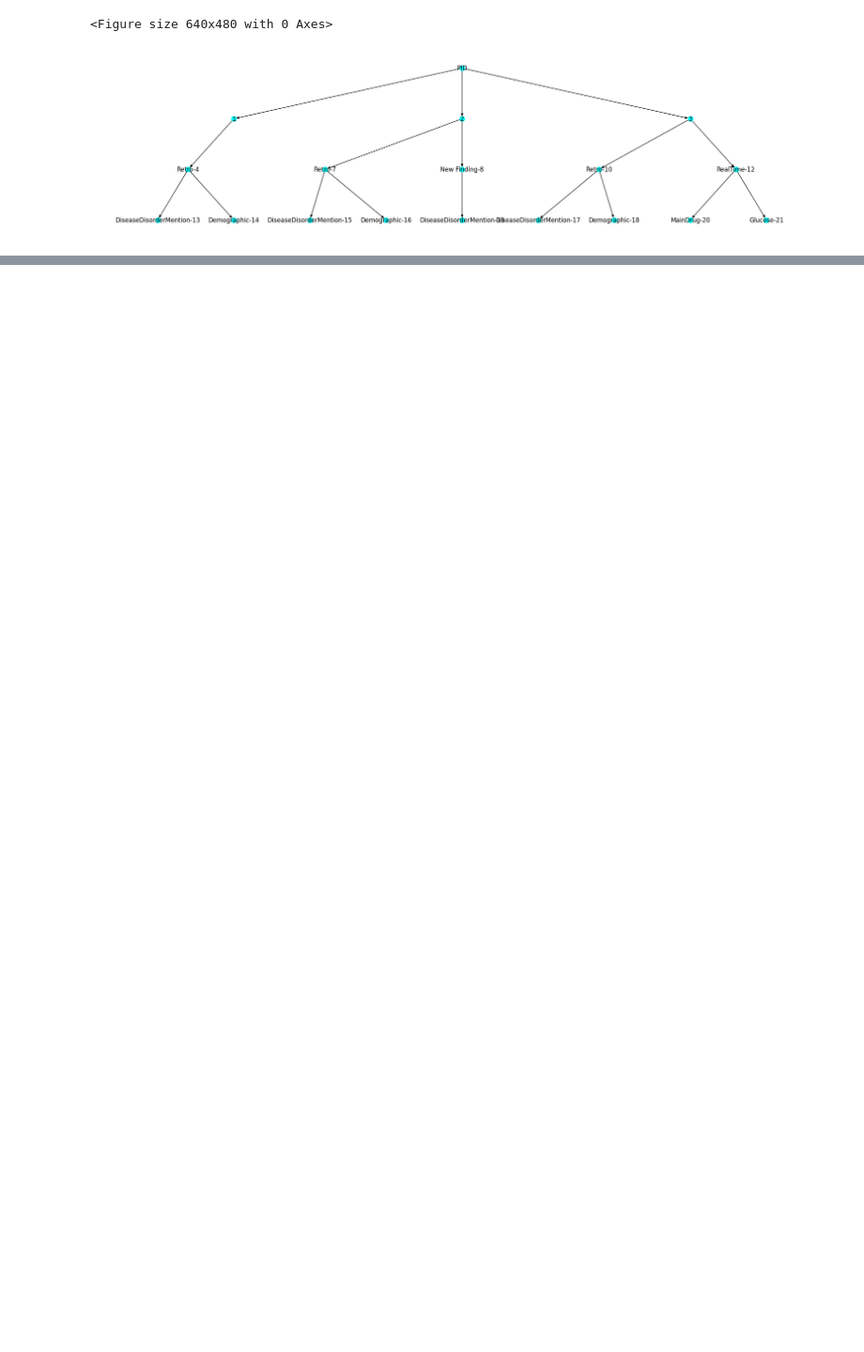
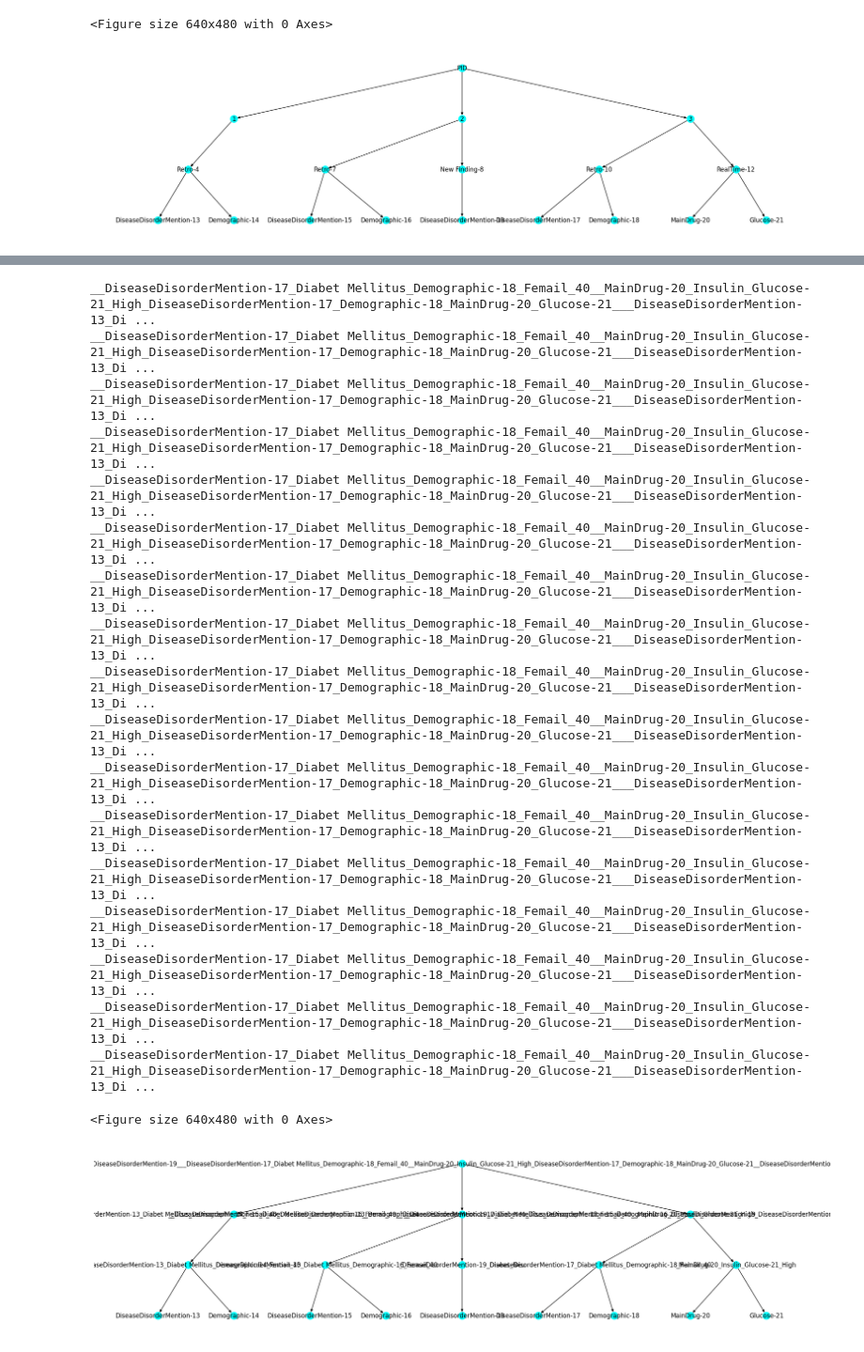
Before and after one commit to HodaMemar/Patient-Similarity-through-Representation, a Jupyter notebook: CreateTree_Relabeling.ipynb, the cells around one changed output, grey strips where cells are left out. Shown at 94% size. Cells and saved outputs as stored; diff of their text form; code cells hidden in the pictures; blank space fills up the shorter version.

```diff
--- a/CreateTree_Relabeling.ipynb
+++ b/CreateTree_Relabeling.ipynb
@@ -268,0 +244,36 @@ sorted(G_Global)
+# %%
+D=dict(nx.bfs_predecessors(PG, 'PID'))
+Ls_tmp=[k for k,v in D.items() ]
+for j in Ls_tmp:
+    new_label_1=new_label_1+ '_'+j
+    print(new_label_1)
+
+mapping = {'PID':new_label_1}
+PG = nx.relabel_nodes(PG, mapping)
+root=new_label_1
+
+pos = hierarchy_pos(PG,new_label_1)
+plt.figure(1)
+plt.figure(2,figsize=(20,5))
+nx.draw(PG, pos=pos,with_labels=True,node_size = 200,node_color = 'cyan')
+plt.show()
+# %% [output]
+__DiseaseDisorderMention-17_Diabet Mellitus_Demographic-18_Femail_40__MainDrug-20_Insulin_Glucose-21_High_DiseaseDisorderMention-17_Demographic-18_MainDrug-20_Glucose-21___DiseaseDisorderMention-13_Di ...
+__DiseaseDisorderMention-17_Diabet Mellitus_Demographic-18_Femail_40__MainDrug-20_Insulin_Glucose-21_High_DiseaseDisorderMention-17_Demographic-18_MainDrug-20_Glucose-21___DiseaseDisorderMention-13_Di ...
+__DiseaseDisorderMention-17_Diabet Mellitus_Demographic-18_Femail_40__MainDrug-20_Insulin_Glucose-21_High_DiseaseDisorderMention-17_Demographic-18_MainDrug-20_Glucose-21___DiseaseDisorderMention-13_Di ...
+__DiseaseDisorderMention-17_Diabet Mellitus_Demographic-18_Femail_40__MainDrug-20_Insulin_Glucose-21_High_DiseaseDisorderMention-17_Demographic-18_MainDrug-20_Glucose-21___DiseaseDisorderMention-13_Di ...
+__DiseaseDisorderMention-17_Diabet Mellitus_Demographic-18_Femail_40__MainDrug-20_Insulin_Glucose-21_High_DiseaseDisorderMention-17_Demographic-18_MainDrug-20_Glucose-21___DiseaseDisorderMention-13_Di ...
+__DiseaseDisorderMention-17_Diabet Mellitus_Demographic-18_Femail_40__MainDrug-20_Insulin_Glucose-21_High_DiseaseDisorderMention-17_Demographic-18_MainDrug-20_Glucose-21___DiseaseDisorderMention-13_Di ...
+__DiseaseDisorderMention-17_Diabet Mellitus_Demographic-18_Femail_40__MainDrug-20_Insulin_Glucose-21_High_DiseaseDisorderMention-17_Demographic-18_MainDrug-20_Glucose-21___DiseaseDisorderMention-13_Di ...
+__DiseaseDisorderMention-17_Diabet Mellitus_Demographic-18_Femail_40__MainDrug-20_Insulin_Glucose-21_High_DiseaseDisorderMention-17_Demographic-18_MainDrug-20_Glucose-21___DiseaseDisorderMention-13_Di ...
+__DiseaseDisorderMention-17_Diabet Mellitus_Demographic-18_Femail_40__MainDrug-20_Insulin_Glucose-21_High_DiseaseDisorderMention-17_Demographic-18_MainDrug-20_Glucose-21___DiseaseDisorderMention-13_Di ...
+__DiseaseDisorderMention-17_Diabet Mellitus_Demographic-18_Femail_40__MainDrug-20_Insulin_Glucose-21_High_DiseaseDisorderMention-17_Demographic-18_MainDrug-20_Glucose-21___DiseaseDisorderMention-13_Di ...
+__DiseaseDisorderMention-17_Diabet Mellitus_Demographic-18_Femail_40__MainDrug-20_Insulin_Glucose-21_High_DiseaseDisorderMention-17_Demographic-18_MainDrug-20_Glucose-21___DiseaseDisorderMention-13_Di ...
+__DiseaseDisorderMention-17_Diabet Mellitus_Demographic-18_Femail_40__MainDrug-20_Insulin_Glucose-21_High_DiseaseDisorderMention-17_Demographic-18_MainDrug-20_Glucose-21___DiseaseDisorderMention-13_Di ...
+__DiseaseDisorderMention-17_Diabet Mellitus_Demographic-18_Femail_40__MainDrug-20_Insulin_Glucose-21_High_DiseaseDisorderMention-17_Demographic-18_MainDrug-20_Glucose-21___DiseaseDisorderMention-13_Di ...
+__DiseaseDisorderMention-17_Diabet Mellitus_Demographic-18_Femail_40__MainDrug-20_Insulin_Glucose-21_High_DiseaseDisorderMention-17_Demographic-18_MainDrug-20_Glucose-21___DiseaseDisorderMention-13_Di ...
+__DiseaseDisorderMention-17_Diabet Mellitus_Demographic-18_Femail_40__MainDrug-20_Insulin_Glucose-21_High_DiseaseDisorderMention-17_Demographic-18_MainDrug-20_Glucose-21___DiseaseDisorderMention-13_Di ...
+__DiseaseDisorderMention-17_Diabet Mellitus_Demographic-18_Femail_40__MainDrug-20_Insulin_Glucose-21_High_DiseaseDisorderMention-17_Demographic-18_MainDrug-20_Glucose-21___DiseaseDisorderMention-13_Di ...
+__DiseaseDisorderMention-17_Diabet Mellitus_Demographic-18_Femail_40__MainDrug-20_Insulin_Glucose-21_High_DiseaseDisorderMention-17_Demographic-18_MainDrug-20_Glucose-21___DiseaseDisorderMention-13_Di ...
+<Figure size 640x480 with 0 Axes>
+[figure, added]
```
Also changed, not shown: parts of 23 cells of this notebook.
